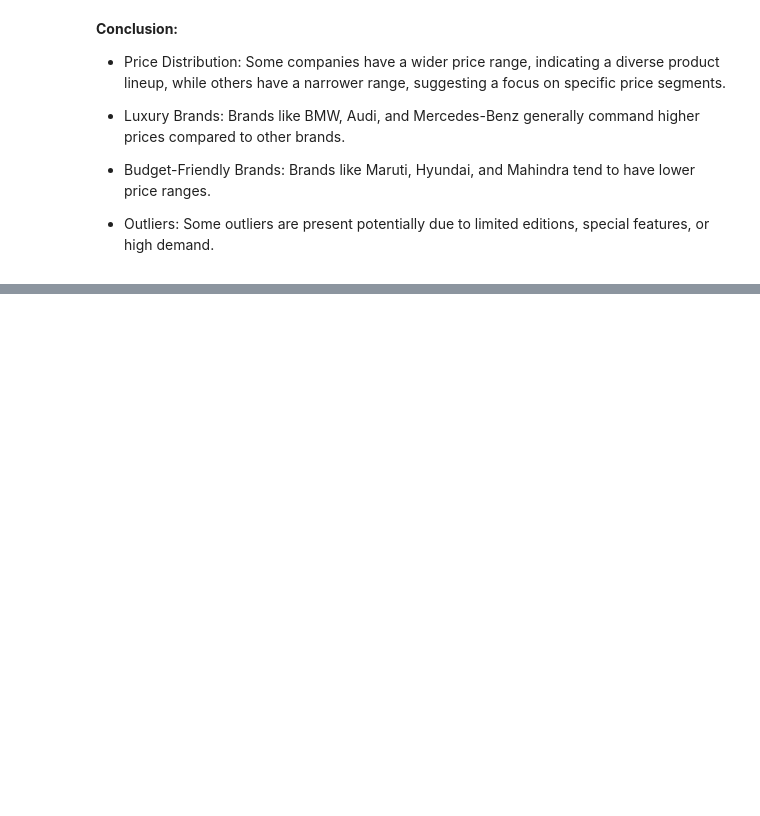
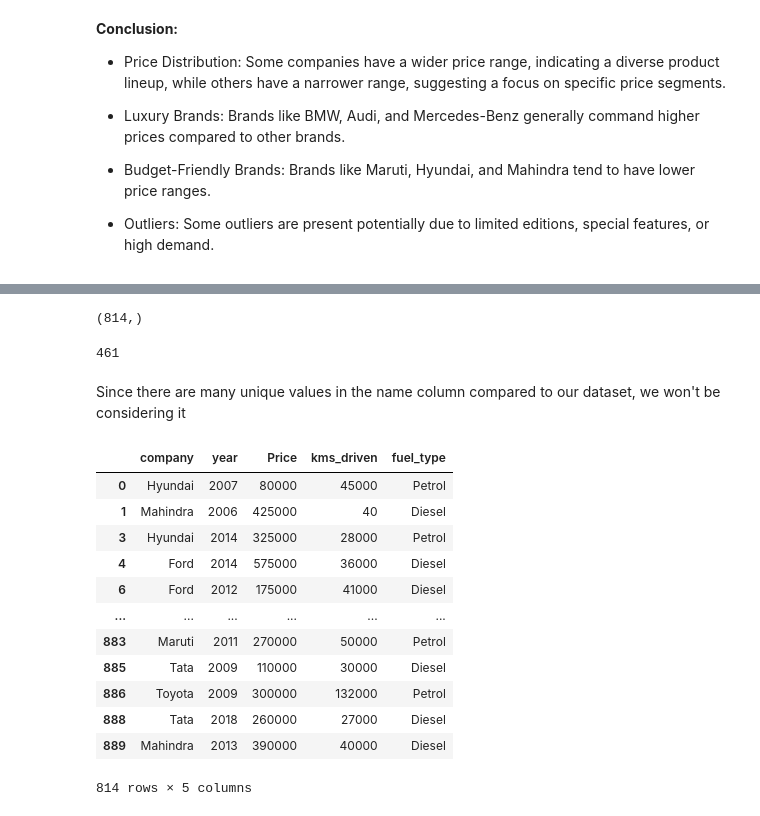
Before and after one commit to syed-ateeb-naveed/ML-CEP, a Jupyter notebook: ML_CEP.ipynb, the cells around one changed output, grey strips where cells are left out. Cells and saved outputs as stored; diff of their text form; code cells hidden in the pictures; blank space fills up the shorter version.

```diff
--- a/ML_CEP.ipynb
+++ b/ML_CEP.ipynb
@@ -522,0 +549,3 @@ plt.show()
+# %%
+#X = car.drop(columns='Price')
+X = car
@@ -522,0 +572,28 @@ plt.show()
+# %%
+y.shape
+# %% [output]
+(814,)
+# %%
+X['name'].nunique()
+# %% [output]
+461
+# %% [markdown]
+Since there are many unique values in the name column compared to our dataset, we won't be considering it
+# %%
+X = X.drop(columns='name')
+# %%
+X
+# %% [output]
+|  | company | year | Price | kms_driven | fuel_type |
+| 0 | Hyundai | 2007 | 80000 | 45000 | Petrol |
+| 1 | Mahindra | 2006 | 425000 | 40 | Diesel |
+| 3 | Hyundai | 2014 | 325000 | 28000 | Petrol |
+| 4 | Ford | 2014 | 575000 | 36000 | Diesel |
+| 6 | Ford | 2012 | 175000 | 41000 | Diesel |
+| ... | ... | ... | ... | ... | ... |
+| 883 | Maruti | 2011 | 270000 | 50000 | Petrol |
+| 885 | Tata | 2009 | 110000 | 30000 | Diesel |
+| 886 | Toyota | 2009 | 300000 | 132000 | Petrol |
+| 888 | Tata | 2018 | 260000 | 27000 | Diesel |
+| 889 | Mahindra | 2013 | 390000 | 40000 | Diesel |
+814 rows × 5 columns
```
Also changed, not shown: parts of 21 cells of this notebook.
